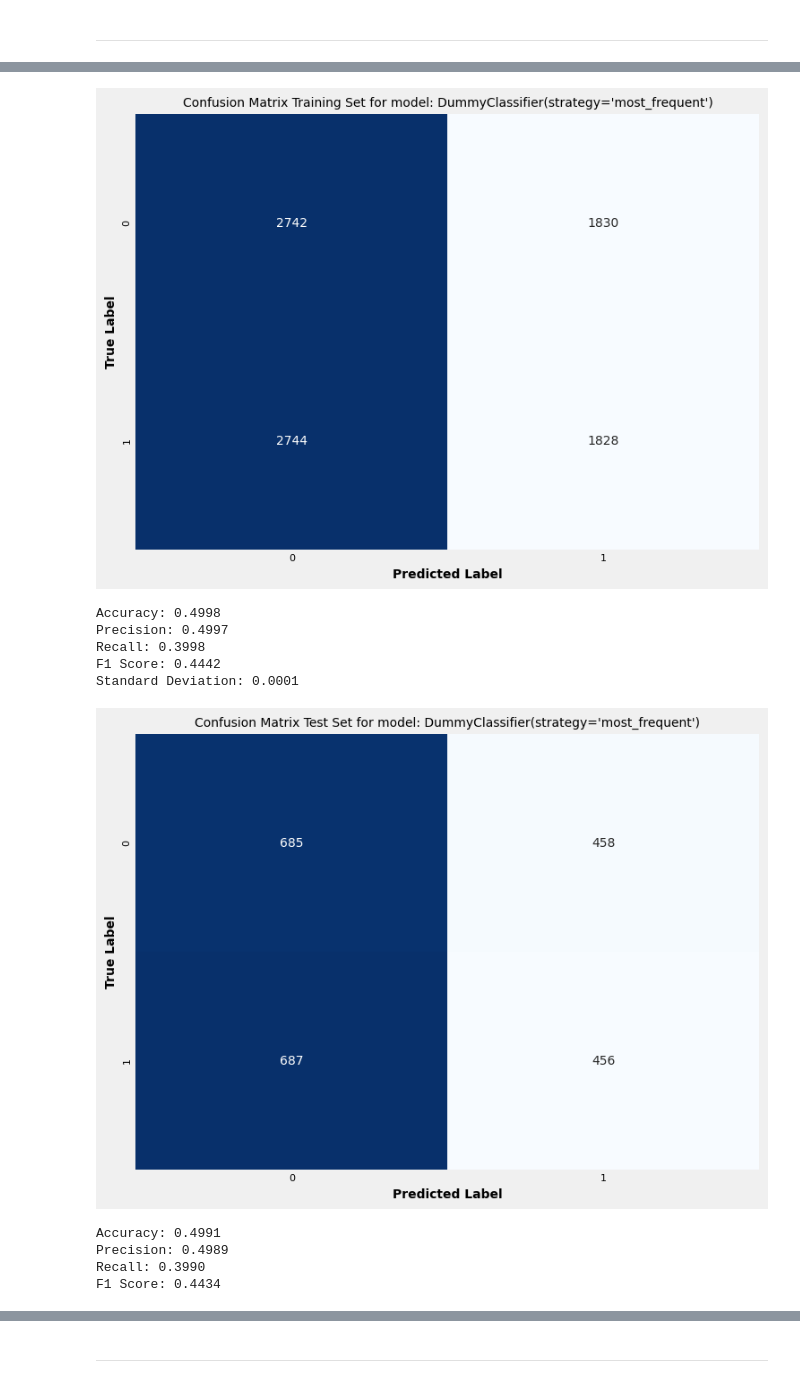
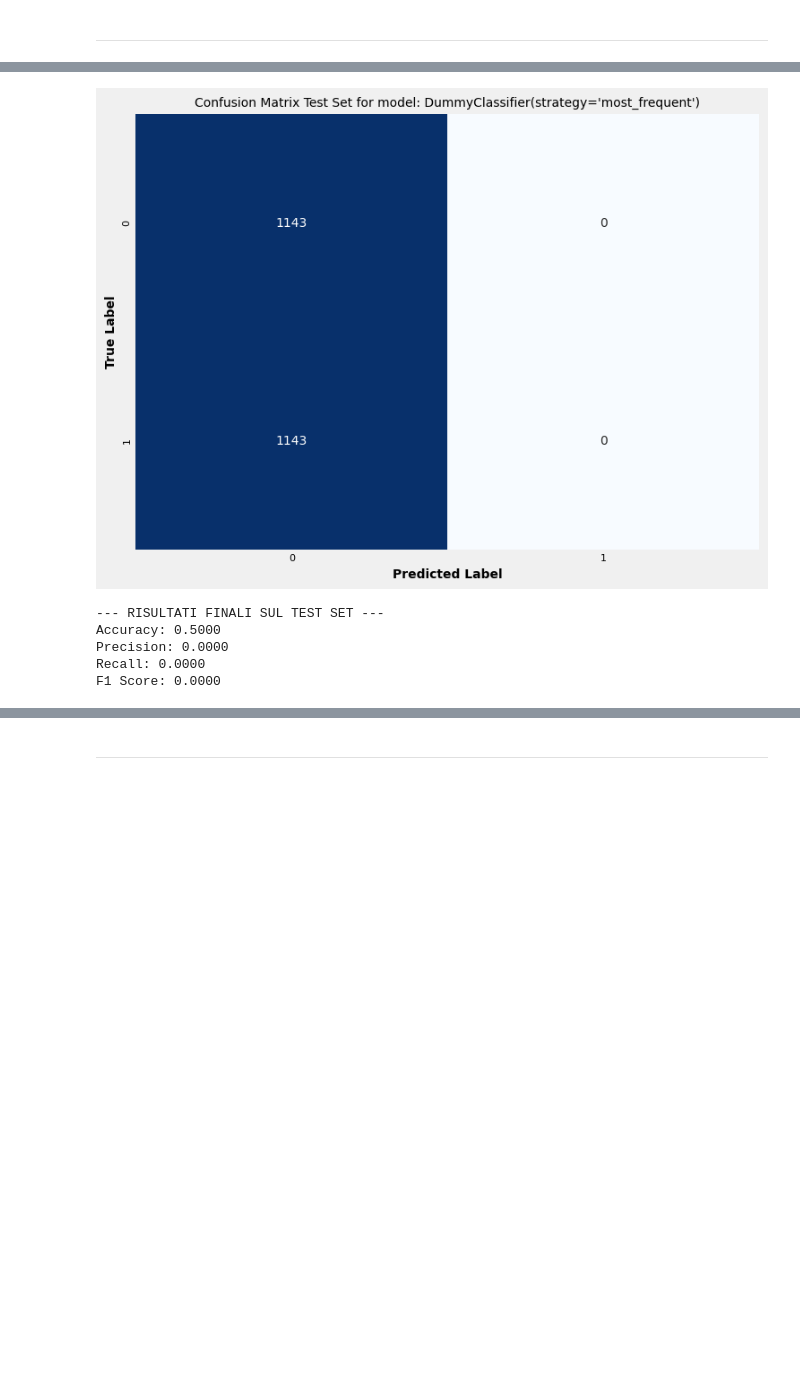
Before and after one commit to francosalvucci14/Progetto_MachineLearning, a Jupyter notebook: Progetto_ML_phishing-url.ipynb, the cells around one changed output, grey strips where cells are left out. Cells and saved outputs as stored; diff of their text form; code cells hidden in the pictures; blank space fills up the shorter version.

```diff
--- a/Progetto_ML_phishing-url.ipynb
+++ b/Progetto_ML_phishing-url.ipynb
@@ -267,7 +277,7 @@ non_numeric_columns.remove('url')
 # gestiamo i valori vuoti
 data['status'].fillna("NONE", inplace=True)
 # inizializzamo l'encoder di sklearn
-le = sklearn.preprocessing.LabelEncoder()
+le = LabelEncoder()
 # fit + transform
 data['status'] = le.fit_transform(data['status'])
 # %%
@@ -657,13 +697,16 @@ def evaluation(model, X, y):
 # %%
-def evaluation_finale(model, X_test, y_test):
+def evaluation_finale(model, X_train,y_train,X_test, y_test):
 
-    # Predizioni sul test set
-    y_pred = cross_val_predict(model, X_test, y_test, cv=5)
+    model.fit(X_train, y_train)  # Addestra il modello sui dati di training
+    y_pred = model.predict(X_test)  # Predice le etichette per il test set
 
     acc = accuracy_score(y_test, y_pred)
     precision, recall, f1, _ = precision_recall_fscore_support(
         y_test, y_pred, average='binary'
     )
+    # precision = precision_score(y_test, y_pred)
+    # recall = recall_score(y_test, y_pred)
+    # f1 = f1_score(y_test, y_pred)
     cfm = confusion_matrix(y_test, y_pred)
 
-    return cm, acc, precision, recall, f1, cfm
+    return acc, precision, recall, f1, cfm
@@ -724,5 +845,5 @@ def plot_results(cm,model_name, acc, precision, recall, f1, cfm, std_dev):
 # %%
-def plot_results_evaluation_finale(cm,model_name, acc, precision, recall, f1, cfm):
+def plot_results_evaluation_finale(model_name, acc, precision, recall, f1, cfm):
     plt.figure(figsize=(8, 6))
     sns.heatmap(cfm, annot=True, fmt='d', cmap='Blues', cbar=False)
     plt.title('Confusion Matrix Test Set for model: {}'.format(model_name))
@@ -730,6 +851,8 @@ def plot_results_evaluation_finale(cm,model_name, acc, precision, recall, f1, cf
     plt.ylabel('True Label')
     plt.show()
 
+    print("\n--- RISULTATI FINALI SUL TEST SET ---")
+
     print(f'Accuracy: {acc:.4f}')
     print(f'Precision: {precision:.4f}')
     print(f'Recall: {recall:.4f}')
@@ -808,23 +971,18 @@ Come `baseline` sono stati scelti due modelli:
 # %%
 dc = DummyClassifier(strategy='most_frequent')
 
-cm, acc, precision, recall, f1, cfm, std_dev = evaluation(dc, X_train, y_train)
-plot_results(cm, dc, acc, precision, recall, f1, cfm, std_dev)
+# cm, acc, precision, recall, f1, cfm, std_dev = evaluation(dc, X_train, y_train)
+# plot_results(cm, dc, acc, precision, recall, f1, cfm, std_dev)
 
-cm, acc, precision, recall, f1, cfm = evaluation_finale(dc, X_test, y_test)
-plot_results_evaluation_finale(cm, dc, acc, precision, recall, f1, cfm)
+acc, precision, recall, f1, cfm = evaluation_finale(dc, X_train,y_train,X_test, y_test)
+plot_results_evaluation_finale(dc, acc, precision, recall, f1, cfm)
 # %% [output]
-[figure, old version]
+[figure, new version]
-Accuracy: 0.4998
-Precision: 0.4997
-Recall: 0.3998
-F1 Score: 0.4442
-Standard Deviation: 0.0001
+--- RISULTATI FINALI SUL TEST SET ---
+Accuracy: 0.5000
+Precision: 0.0000
+Recall: 0.0000
+F1 Score: 0.0000
-[figure, removed]
-Accuracy: 0.4991
-Precision: 0.4989
-Recall: 0.3990
-F1 Score: 0.4434
 # %%
 pipe_lr = Pipeline(
     [
```
Also changed, not shown: parts of 54 cells of this notebook, 3 other files.
